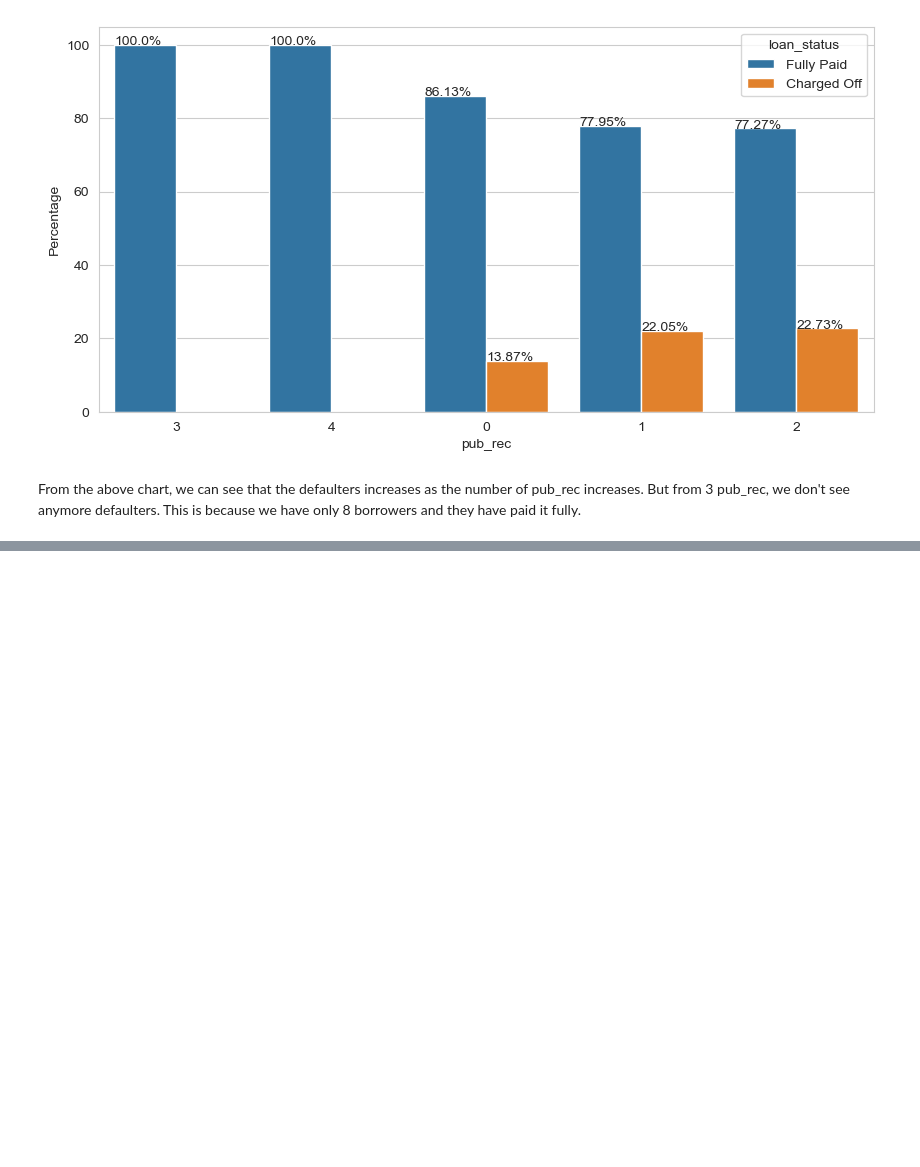
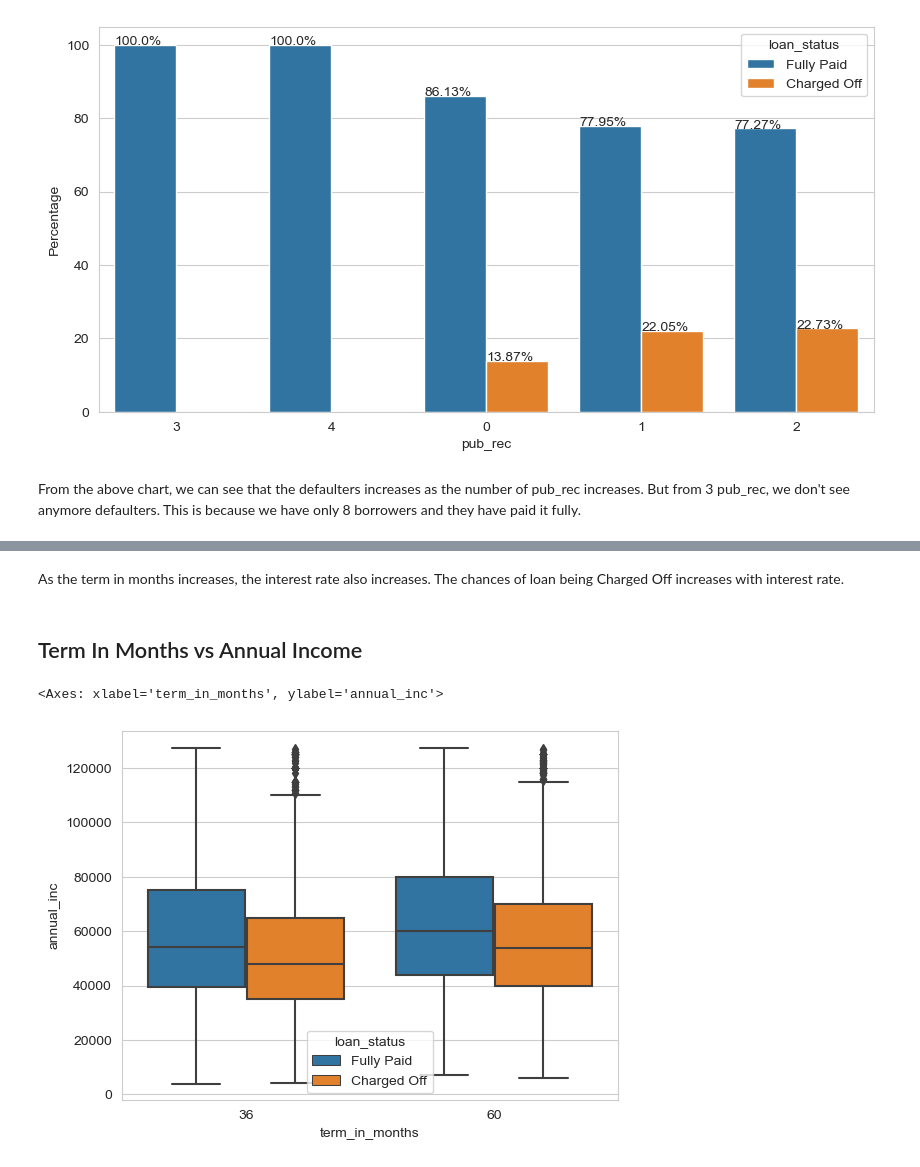
Before and after one commit to ankitkumar1/lending-club-case-study, a Jupyter notebook: LendingClubCaseStudy.ipynb, the cells around one changed output, grey strips where cells are left out. Drawn from its saved outputs; the diff is of its cells as text; code cells hidden in the pictures; blank space fills up the shorter version.

```diff
--- a/LendingClubCaseStudy.ipynb
+++ b/LendingClubCaseStudy.ipynb
@@ -1473,0 +1452,9 @@ dtype: object
+# %% [markdown]
+As the term in months increases, the interest rate also increases. The chances of loan being Charged Off increases with interest rate.
+# %% [markdown]
+## Term In Months vs Annual Income
+# %%
+sns.boxplot(data=loan_data, x='term_in_months', y='annual_inc', hue='loan_status')
+# %% [output]
+<Axes: xlabel='term_in_months', ylabel='annual_inc'>
+[figure, added]
```
Also changed, not shown: parts of 176 cells of this notebook.
